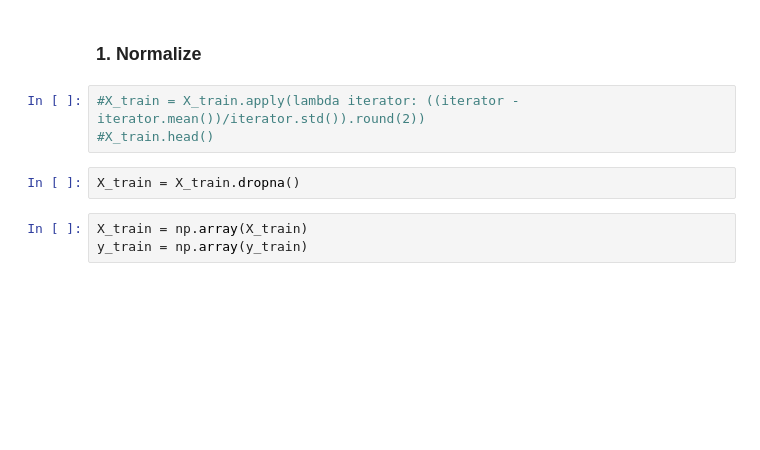
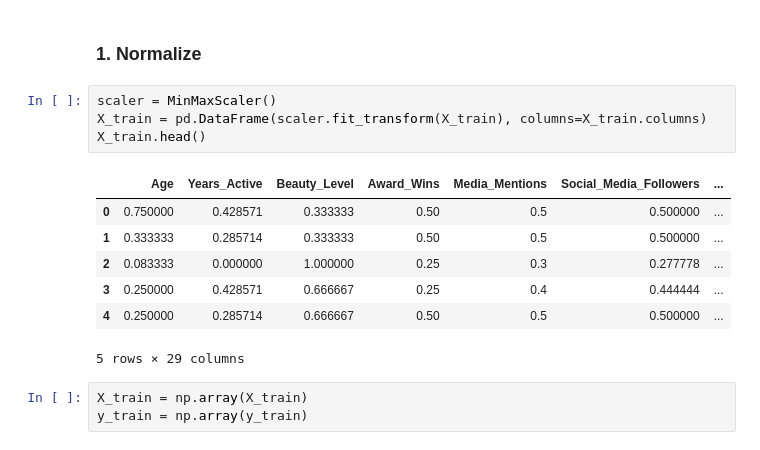
Before and after one commit to soph-colo/data3000-adv-ds, a Jupyter notebook: chatgpt-influencer/notebooks/linear_regression.ipynb, the cells around one changed output. Cells and saved outputs as stored; diff of their text form; blank space fills up the shorter version.

```diff
--- a/chatgpt-influencer/notebooks/linear_regression.ipynb
+++ b/chatgpt-influencer/notebooks/linear_regression.ipynb
@@ -72,11 +61,18 @@ features.head()
 X_train, X_test, y_train, y_test = train_test_split(features, target, random_state=104, test_size=0.30)
 # %% [markdown]
 ### 1. Normalize
-# %%
-#X_train = X_train.apply(lambda iterator: ((iterator - iterator.mean())/iterator.std()).round(2))
-#X_train.head()
-# %%
-X_train = X_train.dropna()
+# %%
+scaler = MinMaxScaler()
+X_train = pd.DataFrame(scaler.fit_transform(X_train), columns=X_train.columns)
+X_train.head()
+# %% [output]
+|  | Age | Years_Active | Beauty_Level | Award_Wins | Media_Mentions | Social_Media_Followers | ... |
+| 0 | 0.750000 | 0.428571 | 0.333333 | 0.50 | 0.5 | 0.500000 | ... |
+| 1 | 0.333333 | 0.285714 | 0.333333 | 0.50 | 0.5 | 0.500000 | ... |
+| 2 | 0.083333 | 0.000000 | 1.000000 | 0.25 | 0.3 | 0.277778 | ... |
+| 3 | 0.250000 | 0.428571 | 0.666667 | 0.25 | 0.4 | 0.444444 | ... |
+| 4 | 0.250000 | 0.285714 | 0.666667 | 0.50 | 0.5 | 0.500000 | ... |
+5 rows × 29 columns
 # %%
 X_train = np.array(X_train)
 y_train = np.array(y_train)
```
Also changed, not shown: parts of 8 cells of this notebook, 2 other files.
